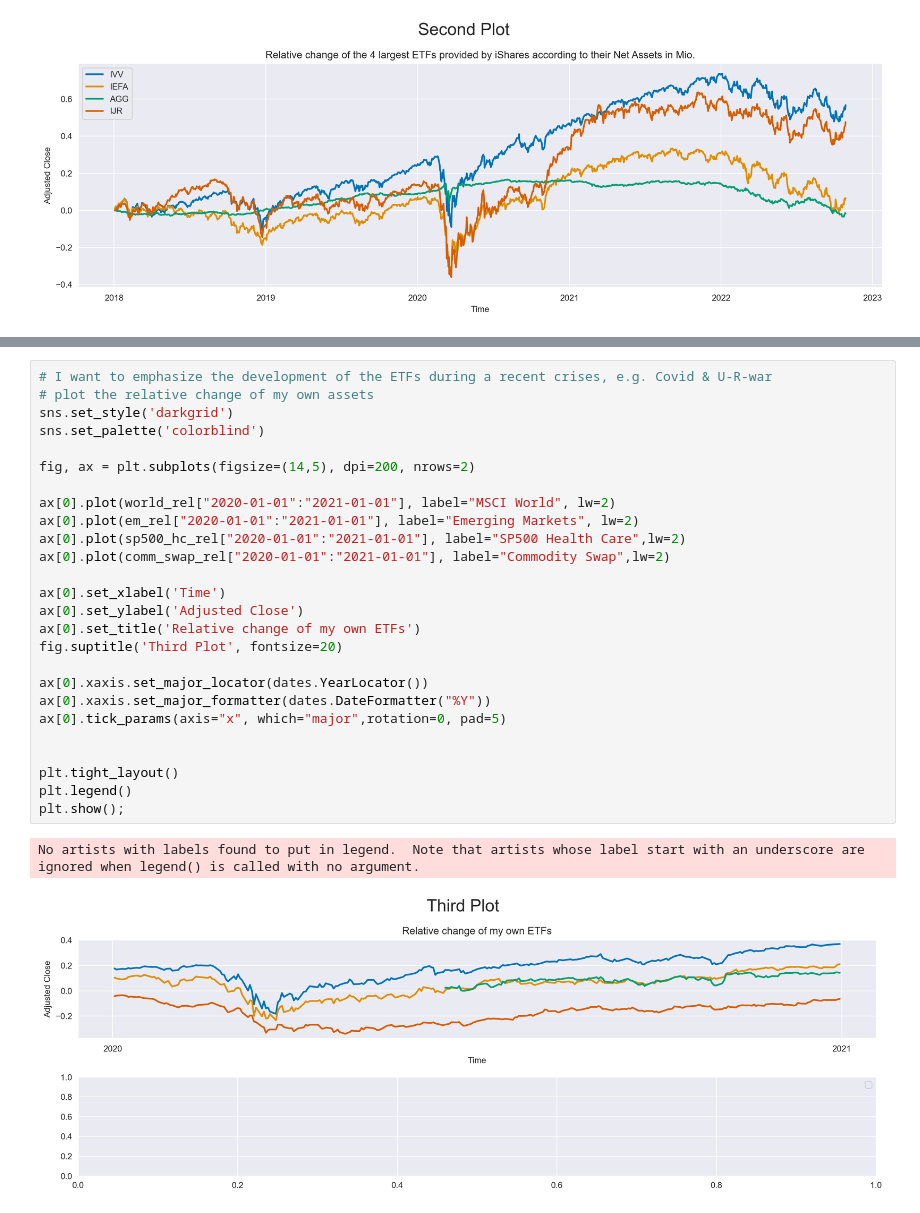
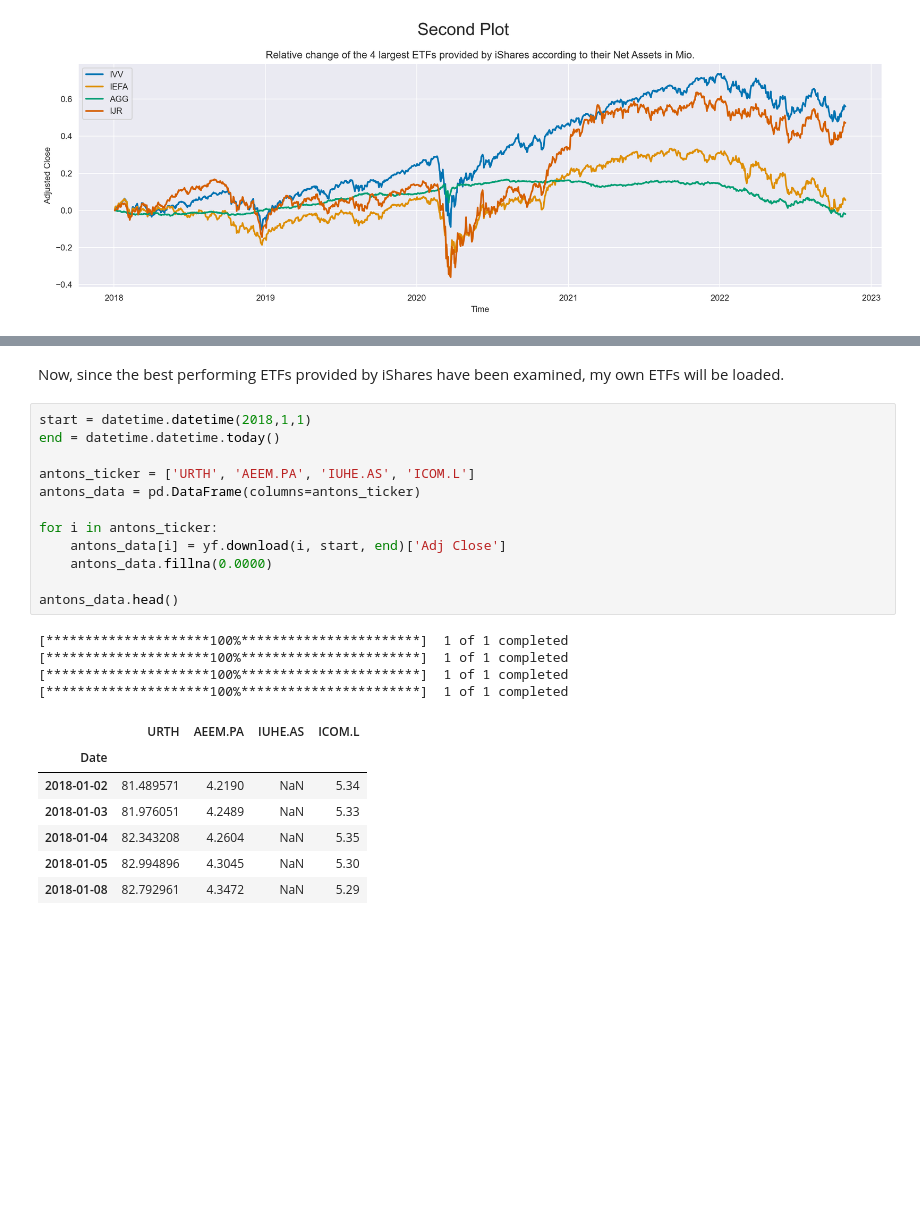
Before and after one commit to Ankru98/finengin, a Jupyter notebook: Code_Jupiter.ipynb, the cells around one changed output, grey strips where cells are left out. Cells and saved outputs as stored; diff of their text form; blank space fills up the shorter version.

```diff
--- a/Code_Jupiter.ipynb
+++ b/Code_Jupiter.ipynb
@@ -240,29 +187,26 @@ Name: IUHE.AS, Length: 1217, dtype: float64
-# %%
-# I want to emphasize the development of the ETFs during a recent crises, e.g. Covid & U-R-war
-# plot the relative change of my own assets
-sns.set_style('darkgrid')
-sns.set_palette('colorblind')
-
-fig, ax = plt.subplots(figsize=(14,5), dpi=200, nrows=2)
-
-ax[0].plot(world_rel["2020-01-01":"2021-01-01"], label="MSCI World", lw=2)
-ax[0].plot(em_rel["2020-01-01":"2021-01-01"], label="Emerging Markets", lw=2)
-ax[0].plot(sp500_hc_rel["2020-01-01":"2021-01-01"], label="SP500 Health Care",lw=2)
-ax[0].plot(comm_swap_rel["2020-01-01":"2021-01-01"], label="Commodity Swap",lw=2)
-
-ax[0].set_xlabel('Time')
-ax[0].set_ylabel('Adjusted Close')
-ax[0].set_title('Relative change of my own ETFs')
-fig.suptitle('Third Plot', fontsize=20)
-
-ax[0].xaxis.set_major_locator(dates.YearLocator())
-ax[0].xaxis.set_major_formatter(dates.DateFormatter("%Y"))
-ax[0].tick_params(axis="x", which="major",rotation=0, pad=5)
-
-
-plt.tight_layout()
-plt.legend()
-plt.show();
-# %% [output]
-No artists with labels found to put in legend.  Note that artists whose label start with an underscore are ignored when legend() is called with no argument.
-[figure, removed]
+# %% [markdown]
+Now, since the best performing ETFs provided by iShares have been examined, my own ETFs will be loaded.
+# %%
+start = datetime.datetime(2018,1,1)
+end = datetime.datetime.today()
+
+antons_ticker = ['URTH', 'AEEM.PA', 'IUHE.AS', 'ICOM.L']
+antons_data = pd.DataFrame(columns=antons_ticker)
+
+for i in antons_ticker:
+    antons_data[i] = yf.download(i, start, end)['Adj Close']
+    antons_data.fillna(0.0000)
+
+antons_data.head()
+# %% [output]
+[*********************100%***********************]  1 of 1 completed
+[*********************100%***********************]  1 of 1 completed
+[*********************100%***********************]  1 of 1 completed
+[*********************100%***********************]  1 of 1 completed
+|  | URTH | AEEM.PA | IUHE.AS | ICOM.L |
+| Date |  |  |  |  |
+| 2018-01-02 | 81.489571 | 4.2190 | NaN | 5.34 |
+| 2018-01-03 | 81.976051 | 4.2489 | NaN | 5.33 |
+| 2018-01-04 | 82.343208 | 4.2604 | NaN | 5.35 |
+| 2018-01-05 | 82.994896 | 4.3045 | NaN | 5.30 |
+| 2018-01-08 | 82.792961 | 4.3472 | NaN | 5.29 |
```
Also changed, not shown: parts of 18 cells of this notebook.
